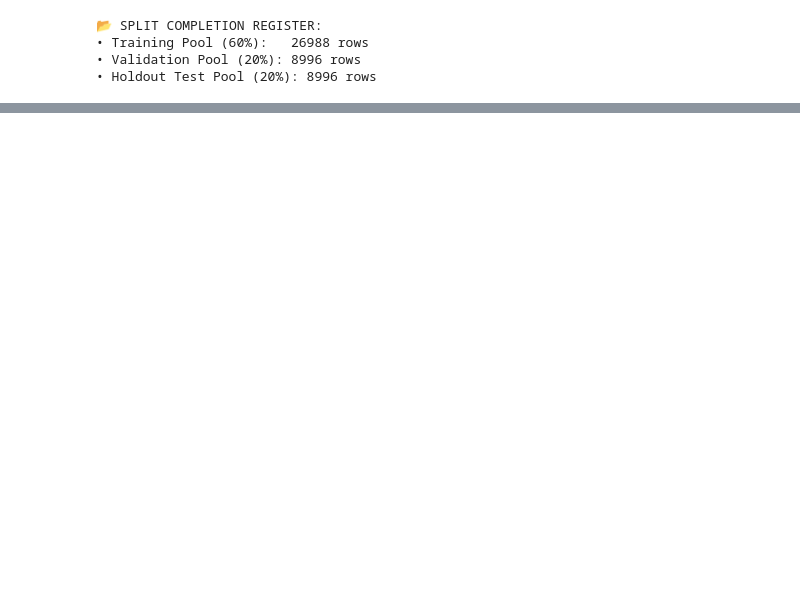
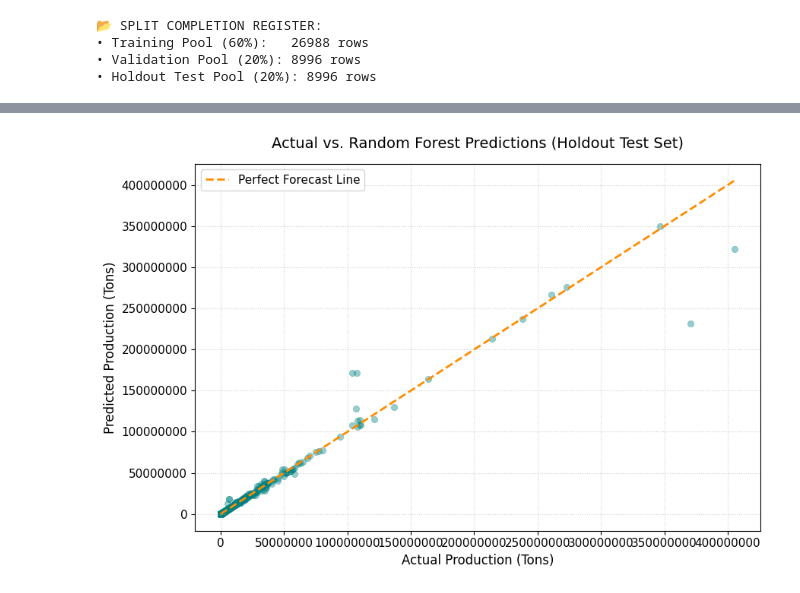
Before and after one commit to yasmeen-lab/crop-production-forecasting, a Jupyter notebook: model_training.ipynb, the cells around one changed output, grey strips where cells are left out. Cells and saved outputs as stored; diff of their text form; code cells hidden in the pictures; blank space fills up the shorter version.

```diff
--- a/model_training.ipynb
+++ b/model_training.ipynb
@@ -195,0 +122,5 @@ print(test_df[['Year', 'Area_Harvested_ha', 'Target_Actual_Tons', 'Model_Predict
+# %%
+# Reconstruct diagnostic test DataFrame
+test_rf_df = X_test_df.copy()
+test_rf_df['Target_Actual_Tons'] = y_test.values
+test_rf_df['Model_Predicted_Tons'] = rf_test_preds
@@ -196 +161,33 @@ print(test_df[['Year', 'Area_Harvested_ha', 'Target_Actual_Tons', 'Model_Predict
+# %%
+# Shared configuration for clean axis formatting
+plt.rcParams.update({'font.size': 11})
+
+# ==========================================
+# 5A. RANDOM FOREST VISUALIZATION
+# ==========================================
+plt.figure(figsize=(9, 6))
+
+sns.scatterplot(
+    x=test_rf_df['Target_Actual_Tons'],
+    y=test_rf_df['Model_Predicted_Tons'],
+    alpha=0.4,
+    color='teal',
+    edgecolor=None
+)
+
+# Reference line for ideal predictions
+max_val_rf = max(test_rf_df['Target_Actual_Tons'].max(), test_rf_df['Model_Predicted_Tons'].max())
+plt.plot([0, max_val_rf], [0, max_val_rf], color='darkorange', linestyle='--', linewidth=2, label='Perfect Forecast Line')
+
+plt.title('Actual vs. Random Forest Predictions (Holdout Test Set)', fontsize=14, pad=15)
+plt.xlabel('Actual Production (Tons)', fontsize=12)
+plt.ylabel('Predicted Production (Tons)', fontsize=12)
+plt.ticklabel_format(style='plain', axis='both')  # Suppresses scientific notation
+plt.grid(True, linestyle=':', alpha=0.6)
+plt.legend(loc='upper left')
+
+plt.tight_layout()
+plt.show()
+# %% [output]
+[figure, added]
 # %%
```
Also changed, not shown: parts of 21 cells of this notebook.
